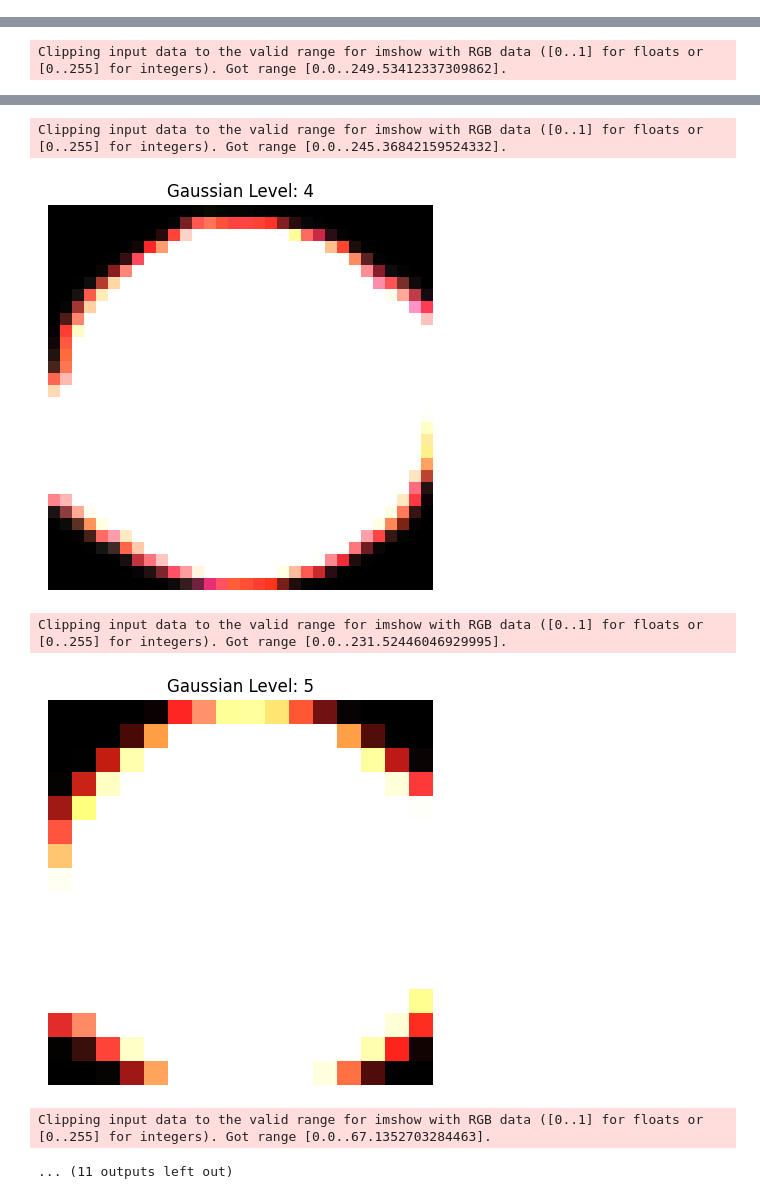
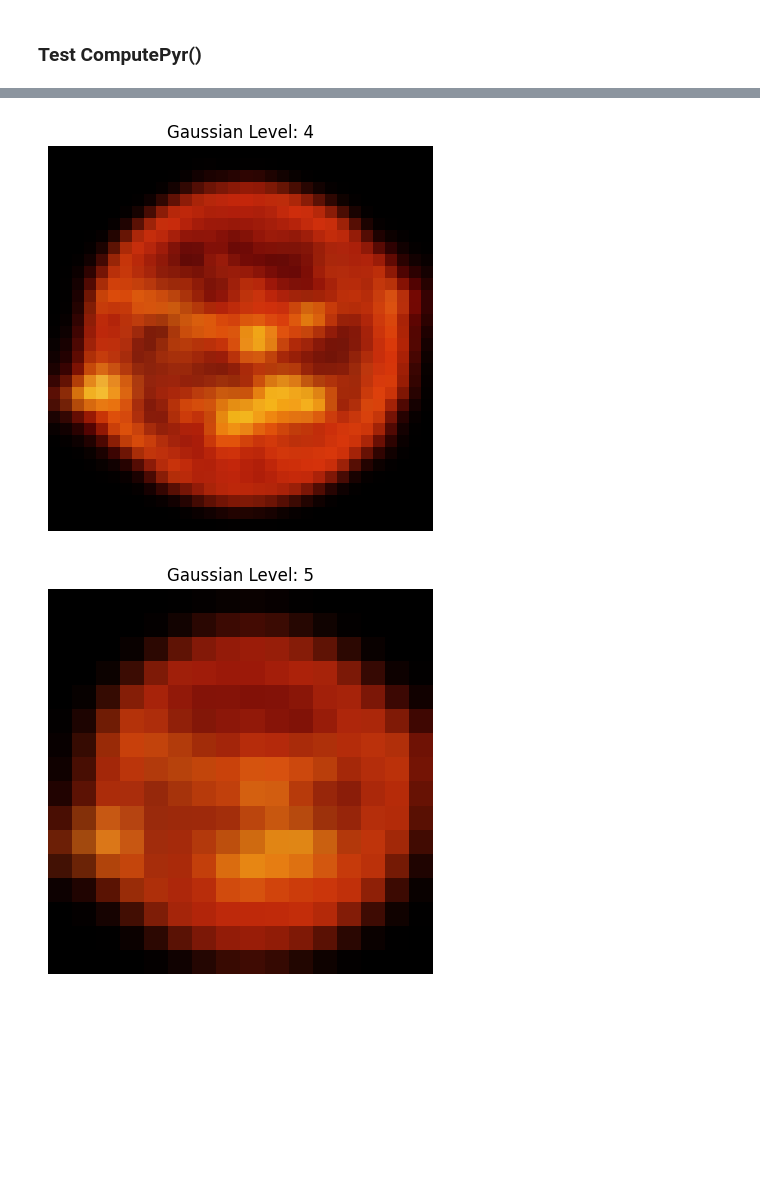
Before and after one commit to bryancwilson/ImagePrecocessing_Project, a Jupyter notebook: test_functions.ipynb, the cells around one changed output, grey strips where cells are left out. Cells and saved outputs as stored; diff of their text form; code cells hidden in the pictures; blank space fills up the shorter version.

Commit message:
Modifies test_functions.ipynb

```diff
--- a/test_functions.ipynb
+++ b/test_functions.ipynb
@@ -5,6 +8,7 @@ from laplacian_blend import laplacian_blender
 # %%
-# Test Images
-sun = cv2.imread("sun.jpg")
+sun = cv2.imread("Cat_face.png")
 sun = cv2.cvtColor(sun, cv2.COLOR_BGR2RGB)
-moon = cv2.imread("moon.jpg")
+moon = cv2.imread("Dog_face.png")
 moon = cv2.cvtColor(moon, cv2.COLOR_BGR2RGB)
+
+mask = np.concatenate((np.ones((512,256,3)),np.zeros((512,256,3))), axis=1)
@@ -10,0 +20,7 @@ moon = cv2.cvtColor(moon, cv2.COLOR_BGR2RGB)
+# %%
+# Instantiate laplacian blender class
+blender = laplacian_blender(sun,moon,mask)
+numLevels = 6
+blended_image = blender.blend(numLevels)
+
+plt.imshow(blended_image)
@@ -11,8 +30,11 @@ moon = cv2.cvtColor(moon, cv2.COLOR_BGR2RGB)
+# %% [markdown]
+### Test ComputePyr()
 # %%
-# Test ComputePyr()
-numLevels = 6
-blender = laplacian_blender(sun,moon,None)
 gaussianPyramid, laplacianPyramid = blender.ComputePyr(sun,numLevels)
+
+# Normalize pyramids
+gaussianPyramid = blender.normalize(gaussianPyramid)
+laplacianPyramid = blender.normalize(laplacianPyramid)
 
 for i, img in enumerate(gaussianPyramid):
     # Display the image
@@ -40 +59,0 @@ Clipping input data to the valid range for imshow with RGB data ([0..1] for floa
-Clipping input data to the valid range for imshow with RGB data ([0..1] for floats or [0..255] for integers). Got range [0.0..249.53412337309862].
@@ -42,6 +61,2 @@ Clipping input data to the valid range for imshow with RGB data ([0..1] for floa
-Clipping input data to the valid range for imshow with RGB data ([0..1] for floats or [0..255] for integers). Got range [0.0..245.36842159524332].
-[figure, old version]
+[figure, new version]
-Clipping input data to the valid range for imshow with RGB data ([0..1] for floats or [0..255] for integers). Got range [0.0..231.52446046929995].
-[figure, old version]
+[figure, new version]
-Clipping input data to the valid range for imshow with RGB data ([0..1] for floats or [0..255] for integers). Got range [0.0..67.1352703284463].
-... (11 outputs left out)
```
Also changed, not shown: parts of 6 cells of this notebook.
